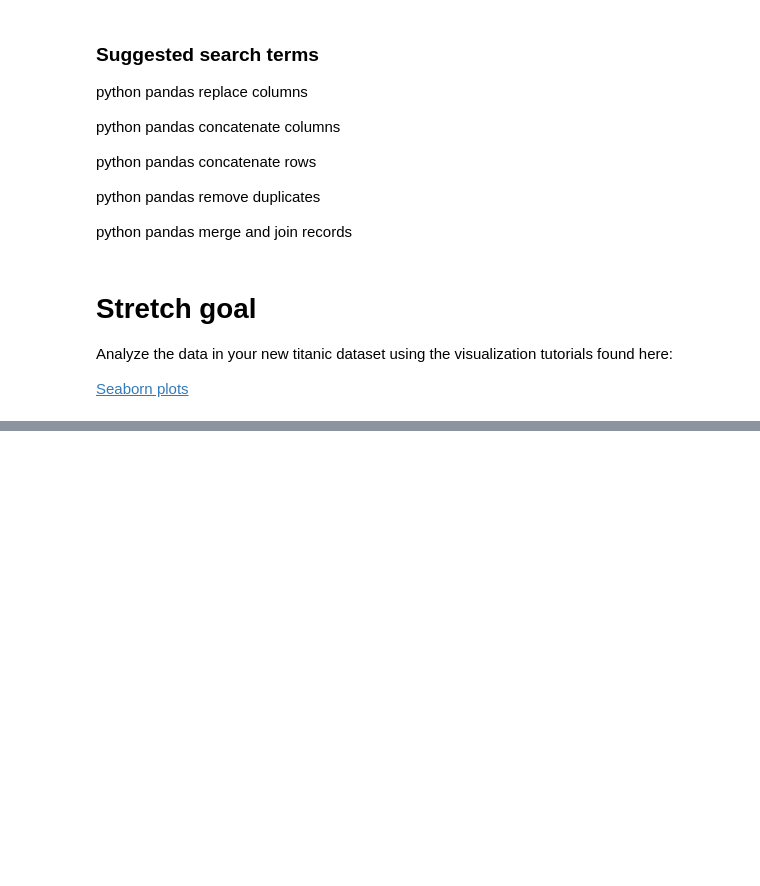
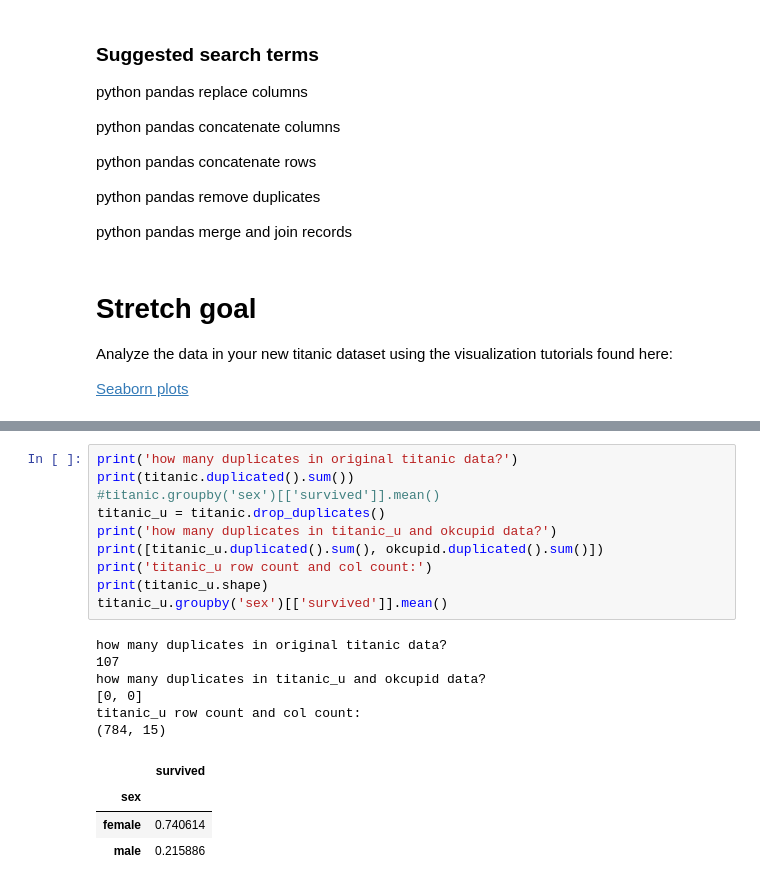
Before and after one commit to schwaaweb/aimlds1_02, a Jupyter notebook: M02_A-DJ-Data_Preparation_Assignment_Master.ipynb, the cells around one changed output, grey strips where cells are left out. Cells and saved outputs as stored; diff of their text form; blank space fills up the shorter version.

```diff
--- a/M02_A-DJ-Data_Preparation_Assignment_Master.ipynb
+++ b/M02_A-DJ-Data_Preparation_Assignment_Master.ipynb
@@ -201,0 +212,21 @@ Analyze the data in your new titanic dataset using the visualization tutorials f
+# %%
+print('how many duplicates in original titanic data?')
+print(titanic.duplicated().sum())
+#titanic.groupby('sex')[['survived']].mean()
+titanic_u = titanic.drop_duplicates()
+print('how many duplicates in titanic_u and okcupid data?')
+print([titanic_u.duplicated().sum(), okcupid.duplicated().sum()])
+print('titanic_u row count and col count:')
+print(titanic_u.shape)
+titanic_u.groupby('sex')[['survived']].mean()
+# %% [output]
+how many duplicates in original titanic data?
+107
+how many duplicates in titanic_u and okcupid data?
+[0, 0]
+titanic_u row count and col count:
+(784, 15)
+|  | survived |
+| sex |  |
+| female | 0.740614 |
+| male | 0.215886 |
```
Also changed, not shown: parts of 5 cells of this notebook.
